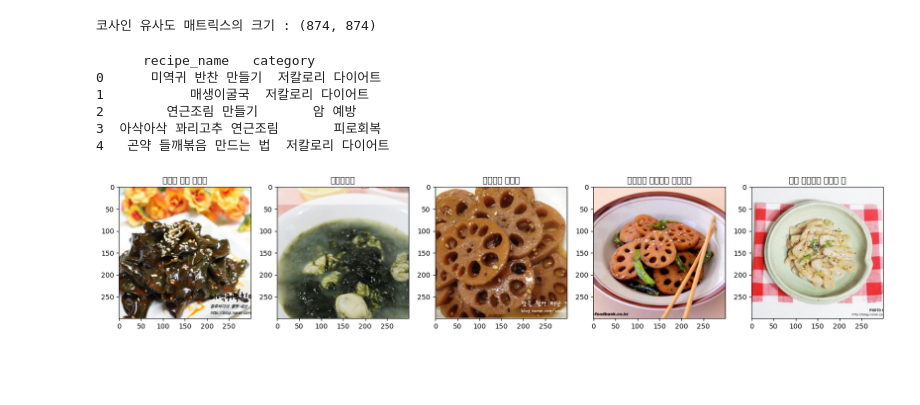
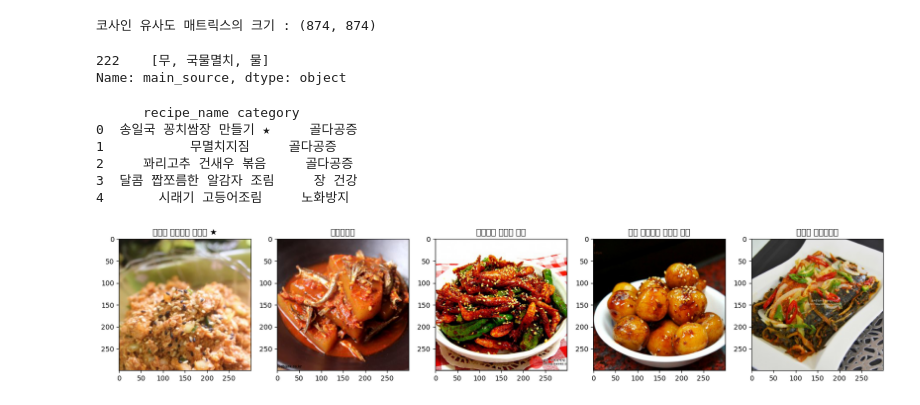
Before and after one commit to jonggu12/yorehalre_project, a Jupyter notebook: 04.추천알고리즘/code/food2vec_레시피_카테고리가중치.ipynb, the cells around one changed output. Saved outputs shown, nothing was run; the diff lists cells and outputs as text; code cells hidden in the pictures; blank space fills up the shorter version.

```diff
--- a/04.추천알고리즘/code/food2vec_레시피_카테고리가중치.ipynb
+++ b/04.추천알고리즘/code/food2vec_레시피_카테고리가중치.ipynb
@@ -374,16 +374,21 @@ def recommendations(title):
         fig.add_subplot(1, 5, index + 1)
         plt.imshow(img)
         plt.title(row['recipe_name'])
-# %%
-recommendations("아삭아삭 연근장아찌 만들기")
-# %% [output]
-      recipe_name   category
-0      미역귀 반찬 만들기  저칼로리 다이어트
-1           매생이굴국  저칼로리 다이어트
-2        연근조림 만들기       암 예방
-3  아삭아삭 꽈리고추 연근조림       피로회복
-4   곤약 들깨볶음 만드는 법  저칼로리 다이어트
-[figure, removed]
+# %%
+print(data.loc[data['recipe_name']=='무멸치지짐', 'main_source'])
+# %% [output]
+222    [무, 국물멸치, 물]
+Name: main_source, dtype: object
+# %%
+recommendations('통조림으로 만든 집밥 백선생 일본식 꽁치조림')
+# %% [output]
+      recipe_name category
+0  송일국 꽁치쌈장 만들기 ★     골다공증
+1           무멸치지짐     골다공증
+2     꽈리고추 건새우 볶음     골다공증
+3  달콤 짭쪼름한 알감자 조림     장 건강
+4       시래기 고등어조림     노화방지
+[figure, added]
 # %%
 # word2vec_model.save("recipe_word2vec_model.model")
 # %%
```
Also changed, not shown: parts of 6 cells of this notebook.
